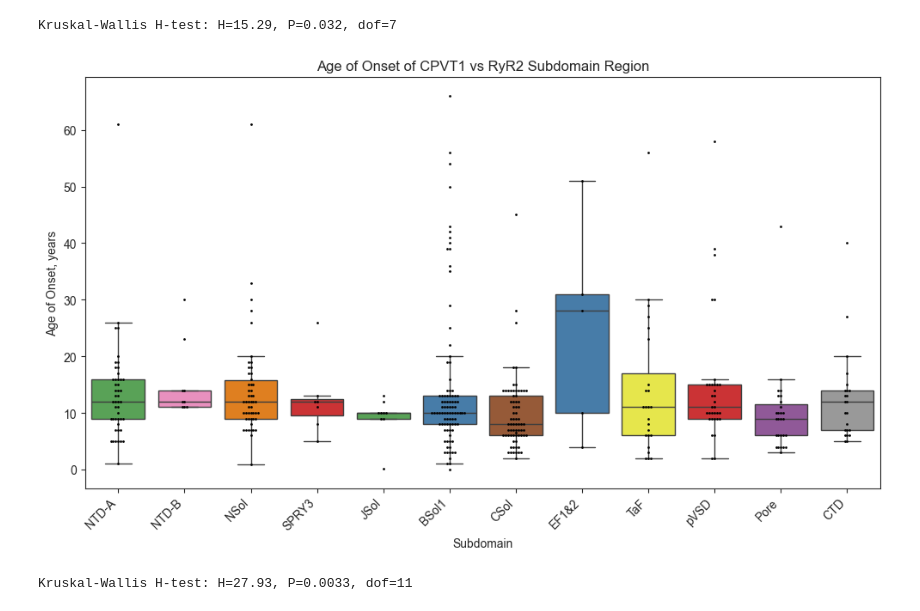
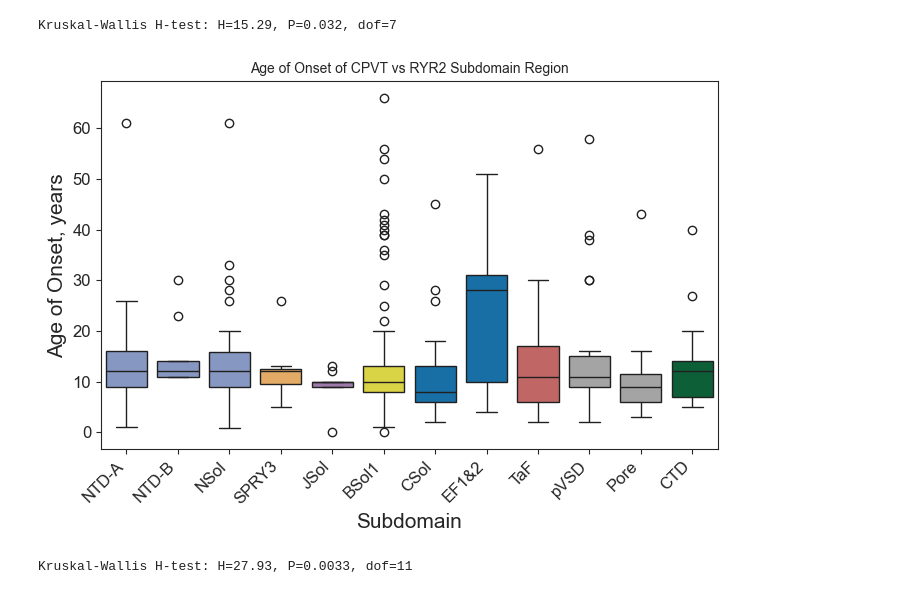
Before and after one commit to alexdaiii/cpvt_database_analysis, a Jupyter notebook: notebooks/analysis_1.ipynb, the cells around one changed output. Cells and saved outputs as stored; diff of their text form; code cells hidden in the pictures.

```diff
--- a/notebooks/analysis_1.ipynb
+++ b/notebooks/analysis_1.ipynb
@@ -987,6 +1043,18 @@ print(f"Kruskal-Wallis H-test: H={stat:.2f}, P={p:.2g}, dof={len(age_of_onset_by
 Kruskal-Wallis H-test: H=70.50, P=2.9e-07, dof=21
 # %% [markdown]
 Apparently the exon location does have an effect on the age of onset. Post hoc Dunn test will need to be performed to determine which exons are significantly different.
+# %%
+CUSTOM_COLOR_PALLETTE = {
+    "ntd": "7C93CB",
+    "spry": "F8AE50",
+    "jsol": "9F72B2",
+    "bsol": "F1EA2E",
+    "sclp": "61BC52",
+    "csol": "0075BD",
+    "taf": "CF5857",
+    "tm": "A5A4A5",
+    "ctd": "006C39"
+}
 # %%
 domain_cleaned = df_all2.dropna(subset=["age_of_onset::CPVT1", "domain"])[
     ["age_of_onset::CPVT1", "domain"]
@@ -1071,8 +1150,8 @@ Kruskal-Wallis H-test: H=15.29, P=0.032, dof=7
 # %%
 # By Subdomain
 
-subdomain_cleaned = df_all2.dropna(subset=["age_of_onset::CPVT1", "subdomain"])[
-    ["age_of_onset::CPVT1", "subdomain"]
+subdomain_cleaned = df_all2.dropna(subset=["age_of_onset::CPVT1", "subdomain", ])[
+    ["age_of_onset::CPVT1", "subdomain", "domain"]
 ]
 
 subdomains_with_more_than_5 = (
@@ -1087,60 +1166,81 @@ subdomain_cleaned = subdomain_cleaned[
     subdomain_cleaned["subdomain"].isin(subdomains_with_more_than_5)
 ]
 
 subdomain_order = [
     v
     for v in domains_df["subdomains"].dropna().str.strip().values
     if v in set(subdomains_with_more_than_5)
 ]
 
+subdomain_color_mapping = {
+    row["subdomain"]: "#" + CUSTOM_COLOR_PALLETTE[
+        row["domain"].lower()
+    ]
+    for _, row in subdomain_cleaned.iterrows()
+}
+
 assert len(subdomain_order) == len(subdomains_with_more_than_5)
 
-plt.figure(figsize=(10, 6))
+plt.figure(figsize=FIGURE_3_SIZE)
 
 ax = sns.boxplot(
     data=subdomain_cleaned,
     y="age_of_onset::CPVT1",
     x="subdomain",
     width=0.8,
-    palette="Set1",
+    palette=subdomain_color_mapping,
     hue="subdomain",
     legend=False,
     order=subdomain_order,
-    showfliers=False,
+    # showfliers=False,
 )
 
-plt.setp(ax.collections, alpha=.6)
+# plt.setp(ax.collections, alpha=.6)
 
 # Basically same as domains
-sns.swarmplot(
-    data=subdomain_cleaned,
-    x="subdomain",
-    y="age_of_onset::CPVT1",
-    color="black",  # Make swarm dots black for contrast
-    orient="v",
-    size=2,
-    order=subdomain_order,
+# sns.swarmplot(
+#     data=subdomain_cleaned,
+#     x="subdomain",
+#     y="age_of_onset::CPVT1",
+#     color="black",  # Make swarm dots black for contrast
+#     orient="v",
+#     size=2,
+#     order=subdomain_order,
+# )
+
+# plt.title("Age of Onset of CPVT1 vs RyR2 Subdomain Region")
+# plt.xlabel("Subdomain")
+# plt.ylabel("Age of Onset, years")
+#
+# plt.xticks(rotation=45, ha="right")  # Rotate labels by 45 degrees
+# plt.grid(False)
+#
+# plt.tight_layout()
+
+set_figure_size(
+    "Subdomain",
+    "Age of Onset, years",
+    "Age of Onset of CPVT vs RYR2 Subdomain Region",
+    x_tick_rotation=45,
+    x_tick_ha="right",
+    x_label_fontsize=BASE_LABEL_FONT_SIZE * 1.5,
+    y_label_fontsize=BASE_LABEL_FONT_SIZE * 1.5,
+    y_tick_fontsize=BASE_TICK_FONT_SIZE * 1.5,
+    x_tick_fontsize=BASE_TICK_FONT_SIZE * 1.5,
 )
 
-plt.title("Age of Onset of CPVT1 vs RyR2 Subdomain Region")
-plt.xlabel("Subdomain")
-plt.ylabel("Age of Onset, years")
+# for fmt in ["png", "pdf", "svg"]:
+#     plt.savefig(
+#         os.path.join(figures_dir, f"age_of_onset_vs_subdomain.{fmt}"),
+#         format=fmt,
+#         dpi=300,
+#     )
 
-plt.xticks(rotation=45, ha="right")  # Rotate labels by 45 degrees
-plt.grid(False)
-
-plt.tight_layout()
-
-for fmt in ["png", "pdf", "svg"]:
-    plt.savefig(
-        os.path.join(figures_dir, f"age_of_onset_vs_subdomain.{fmt}"),
-        format=fmt,
-        dpi=300,
-    )
+save_current_plot("age_of_onset_vs_subdomain")
 
 plt.show()
 # %% [output]
-[figure, old version]
+[figure, new version]
 # %%
 # Perform the Kruskal-Wallis test
 stat, p = stats.kruskal(
```
Also changed, not shown: parts of 9 cells of this notebook.
